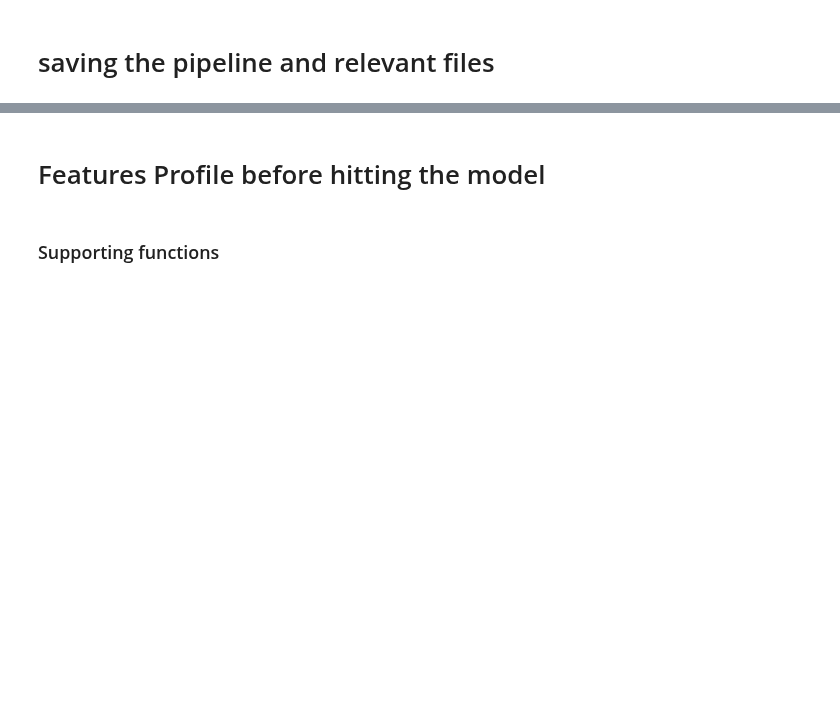
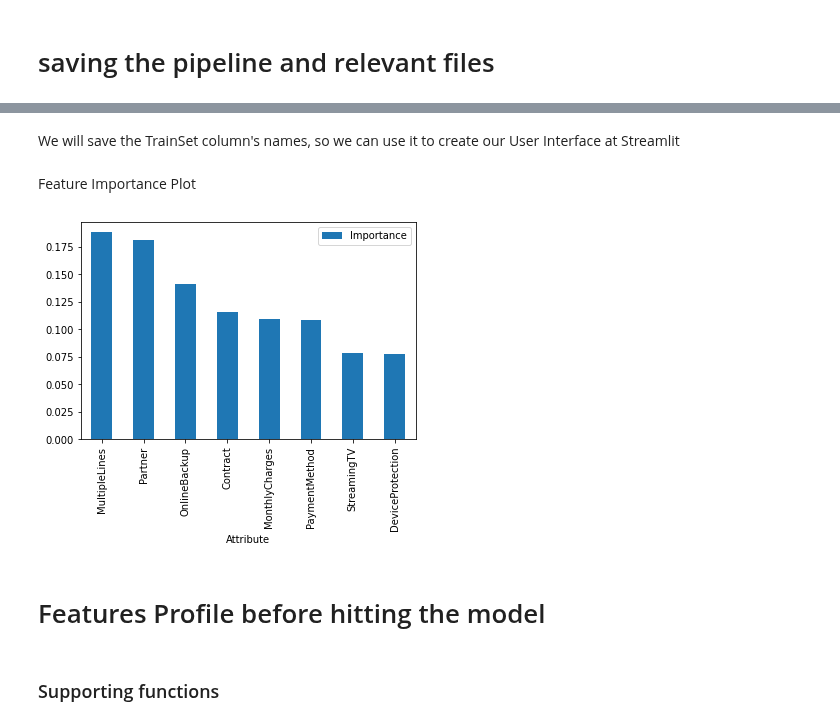
Before and after one commit to FernandoRocha88/WalkthroughProject02, a Jupyter notebook: jupyter_notebooks/Predict Tenure/Modeling and Evaluation - Predict Tenure.ipynb, the cells around one changed output, grey strips where cells are left out. Cells and saved outputs as stored; diff of their text form; code cells hidden in the pictures; blank space fills up the shorter version.

```diff
--- a/jupyter_notebooks/Predict Tenure/Modeling and Evaluation - Predict Tenure.ipynb
+++ b/jupyter_notebooks/Predict Tenure/Modeling and Evaluation - Predict Tenure.ipynb
@@ -902,7 +865,7 @@ PredictionVsActual_TrainTestSets(X_train, y_train, X_test, y_test,best_regressor
 Convert numerical continious target to equal frequency bins
 # %%
 from feature_engine.discretisation import EqualFrequencyDiscretiser
-disc = EqualFrequencyDiscretiser(q=2, variables=['tenure'])
+disc = EqualFrequencyDiscretiser(q=3, variables=['tenure'])
 
 df_clf = disc.fit_transform(df)
 df_clf['tenure'].value_counts()
@@ -998,7 +978,7 @@ params_quick_search = {
 from sklearn.metrics import recall_score, make_scorer
 quick_search = HyperparameterOptmizationSearch(models=models_quick_search, params=params_quick_search)
 quick_search.fit(X_train, y_train,
-                 scoring =  make_scorer(recall_score , pos_label=0),
+                 scoring =  'accuracy',
                  n_jobs=-1,cv=5)
 
 # beep to inform end of training
@@ -1124,9 +1186,9 @@ def PipelineDataCleaningAndFeatureEngineering():
   pipeline_base = Pipeline(
       [
       ("OrdinalCategoricalEncoder",OrdinalEncoder(encoding_method='arbitrary',
-                                                  variables = ['MultipleLines', 'Partner', 'Contract',
-                                                               'PaymentMethod', 'DeviceProtection',
-                                                               'OnlineSecurity', 'StreamingTV']
+                                                  variables = ['MultipleLines','Partner','OnlineBackup',
+                                                               'Contract','PaymentMethod',
+                                                               'StreamingTV','DeviceProtection']
                                                   )
       ),
 
@@ -1152,5 +1265,5 @@ params_quick_search = {
 from sklearn.metrics import recall_score, make_scorer
 quick_search = HyperparameterOptmizationSearch(models=models_quick_search, params=params_quick_search)
 quick_search.fit(X_train, y_train,
-                 scoring =  make_scorer(recall_score , pos_label=0),
+                 scoring =  'accuracy',
                  n_jobs=-1,cv=5)
@@ -1215,8 +1397,17 @@ pipeline_clf
 # %%
 joblib.dump(value=pipeline_clf ,
             filename=f"{file_path}/clf_pipeline.pkl")
+# %% [markdown]
+We will save the TrainSet column's names, so we can use it to create our User Interface at Streamlit
 # %%
 X_train.columns
 # %%
 joblib.dump(value=X_train.columns ,
             filename=f"{file_path}/X_train_columns.pkl")
+# %% [markdown]
+Feature Importance Plot
+# %%
+df_feature_importance.plot(kind='bar',x='Attribute',y='Importance')
+plt.show()
+# %% [output]
+[figure, added]
```
Also changed, not shown: parts of 54 cells of this notebook.
